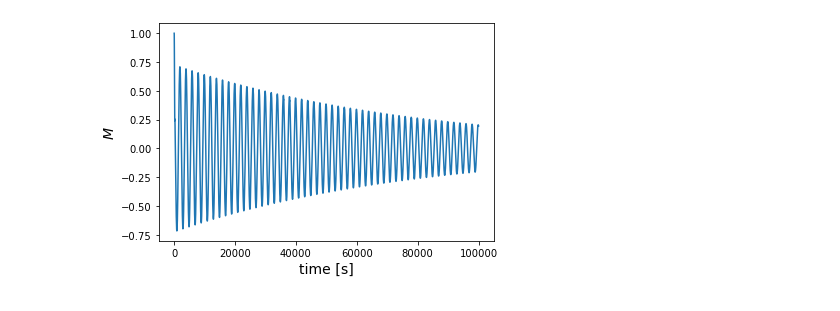
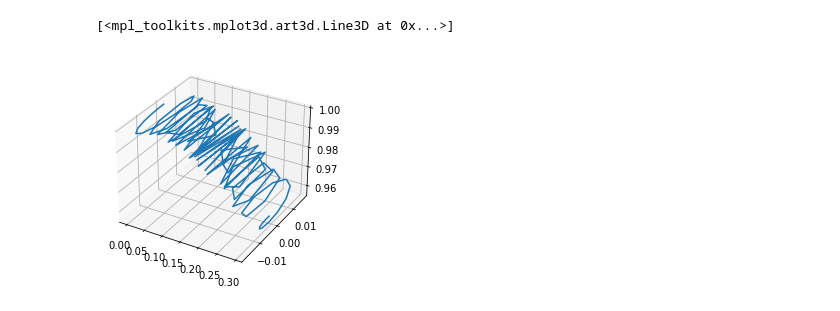
Before and after one commit to gubazoltan/MSc-Course-ComputerSimulationsInPhysics, a Jupyter notebook: ProjectWork/spinchain_dynamics_tester.ipynb, the cells around one changed output. Drawn from its saved outputs; the diff is of its cells as text; code cells hidden in the pictures.

```diff
--- a/ProjectWork/spinchain_dynamics_tester.ipynb
+++ b/ProjectWork/spinchain_dynamics_tester.ipynb
@@ -10,8 +11,8 @@ gammat = 5
 esplit = 1
 w = 1
 Beta = 10
-dtnum = 1000
-tintnum = 100
+dtnum = 10000
+tintnum = 1
 
 params = N, J, h, gammat, esplit, w, Beta, dtnum, tintnum
 # %%
@@ -26,5 +27,26 @@ plt.plot(magn_1z)
 plt.xlabel("time [s]", fontsize = 14)
 plt.ylabel(r"$M$", fontsize = 14)
 plt.show()
-# %% [output]
-[figure, removed]
+# %%
+magn_0z = spd.magnetization(N = N, which = 0, direction = 'z', rhot = rhot)
+magn_0x = spd.magnetization(N = N, which = 0, direction = 'x', rhot = rhot)
+magn_0y = spd.magnetization(N = N, which = 0, direction = 'y', rhot = rhot)
+
+magn_1z = spd.magnetization(N = N, which = 1, direction = 'z', rhot = rhot)
+magn_1x = spd.magnetization(N = N, which = 1, direction = 'x', rhot = rhot)
+magn_1y = spd.magnetization(N = N, which = 1, direction = 'y', rhot = rhot)
+
+magn_2z = spd.magnetization(N = N, which = 2, direction = 'z', rhot = rhot)
+magn_2x = spd.magnetization(N = N, which = 2, direction = 'x', rhot = rhot)
+magn_2y = spd.magnetization(N = N, which = 2, direction = 'y', rhot = rhot)
+
+magn_3z = spd.magnetization(N = N, which = 3, direction = 'z', rhot = rhot)
+magn_3x = spd.magnetization(N = N, which = 3, direction = 'x', rhot = rhot)
+magn_3y = spd.magnetization(N = N, which = 3, direction = 'y', rhot = rhot)
+# %%
+fig = plt.figure()
+ax = plt.axes(projection='3d')
+ax.plot3D(magn_0x[:100], magn_0y[:100], magn_0z[:100])
+# %% [output]
+[<mpl_toolkits.mplot3d.art3d.Line3D at 0x...>]
+[figure, added]
```
Also changed, not shown: parts of 1 cell of this notebook, 3 other files.
